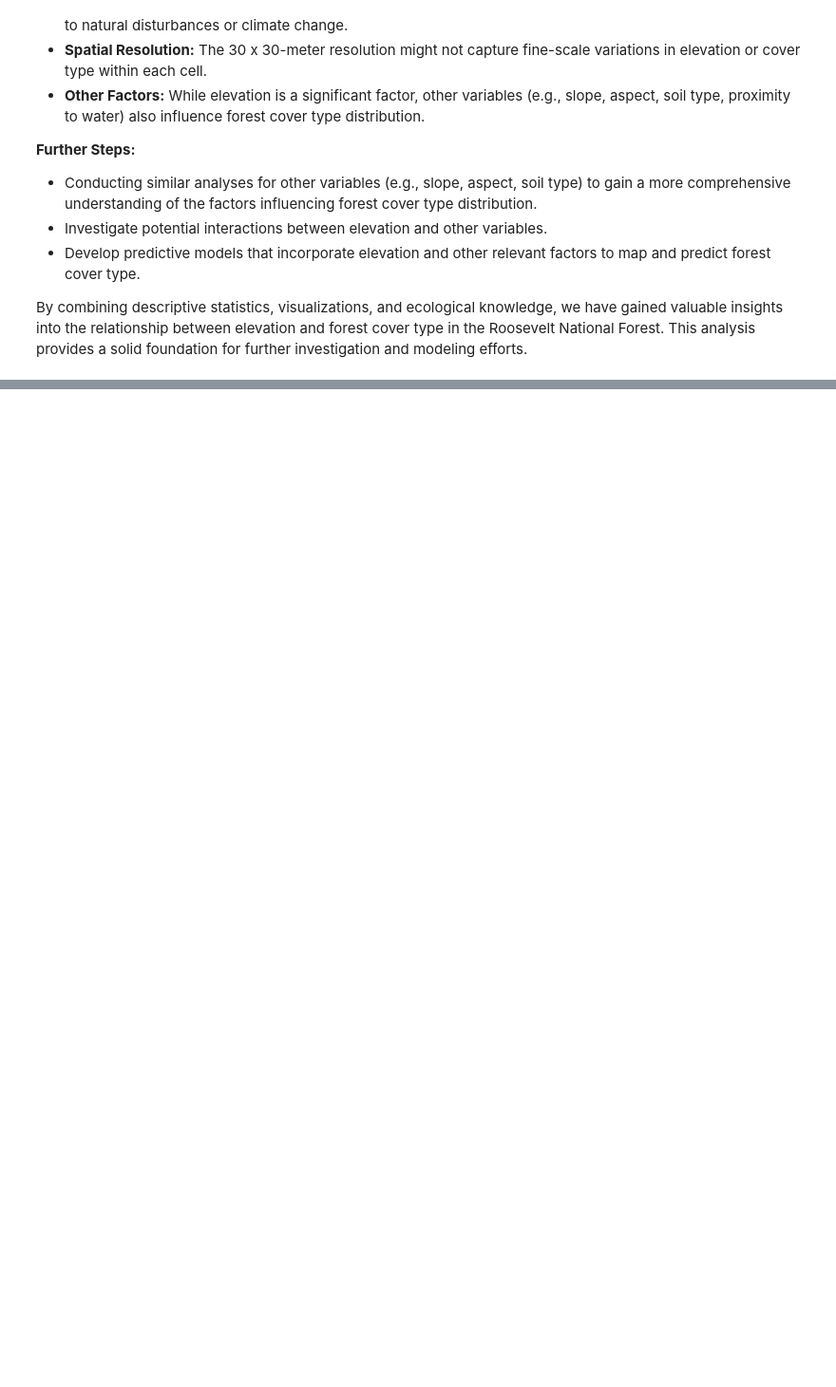
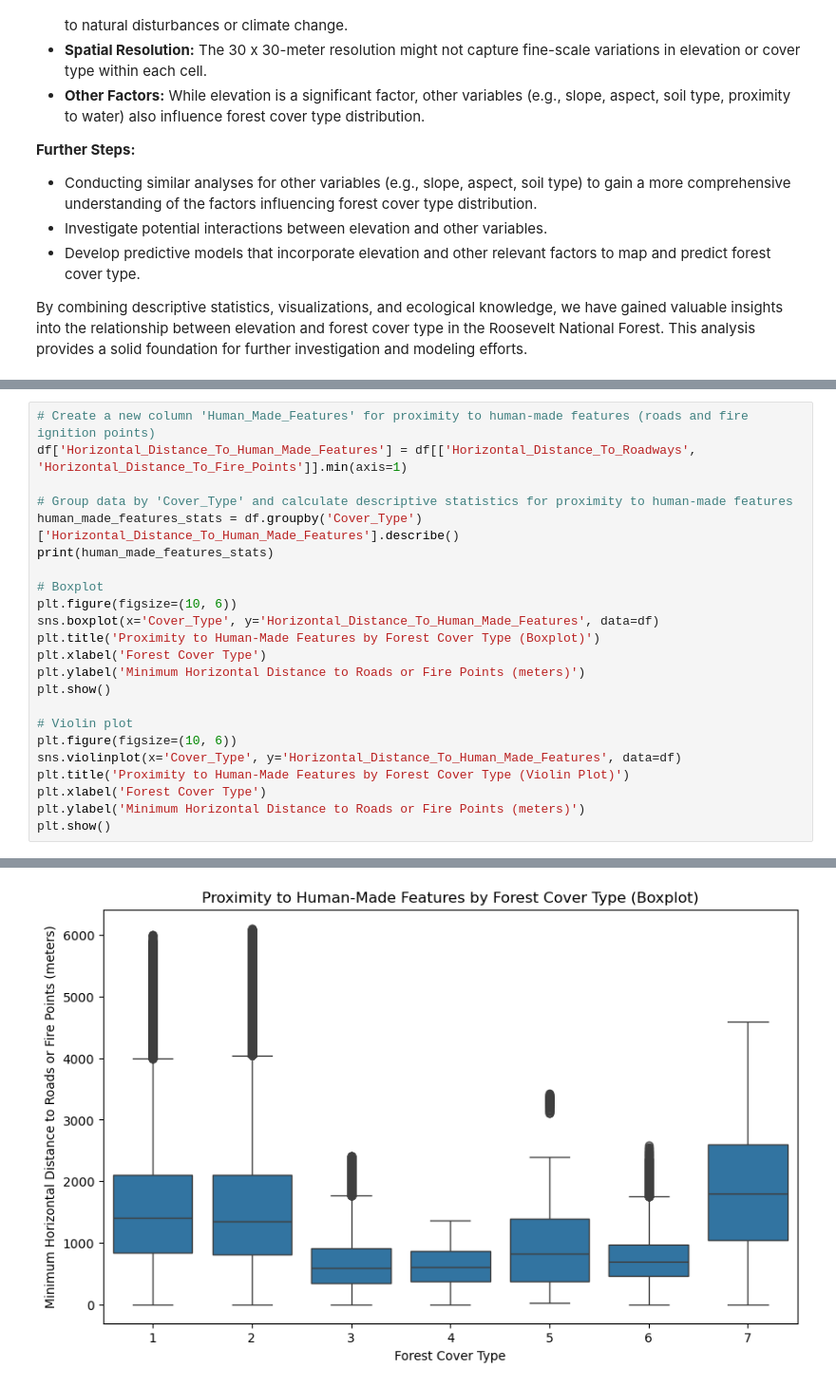
Before and after one commit to iamlkn/PDS_FinalProject, a Jupyter notebook: main.ipynb, the cells around one changed output, grey strips where cells are left out. Shown: that part at 95% size. Drawn from its saved outputs; the diff is of its cells as text; blank space fills up the shorter version.

```diff
--- a/main.ipynb
+++ b/main.ipynb
@@ -454,0 +461,24 @@ By combining descriptive statistics, visualizations, and ecological knowledge, w
+# %%
+# Create a new column 'Human_Made_Features' for proximity to human-made features (roads and fire ignition points)
+df['Horizontal_Distance_To_Human_Made_Features'] = df[['Horizontal_Distance_To_Roadways', 'Horizontal_Distance_To_Fire_Points']].min(axis=1)
+
+# Group data by 'Cover_Type' and calculate descriptive statistics for proximity to human-made features
+human_made_features_stats = df.groupby('Cover_Type')['Horizontal_Distance_To_Human_Made_Features'].describe()
+print(human_made_features_stats)
+
+# Boxplot
+plt.figure(figsize=(10, 6))
+sns.boxplot(x='Cover_Type', y='Horizontal_Distance_To_Human_Made_Features', data=df)
+plt.title('Proximity to Human-Made Features by Forest Cover Type (Boxplot)')
+plt.xlabel('Forest Cover Type')
+plt.ylabel('Minimum Horizontal Distance to Roads or Fire Points (meters)')
+plt.show()
+
+# Violin plot
+plt.figure(figsize=(10, 6))
+sns.violinplot(x='Cover_Type', y='Horizontal_Distance_To_Human_Made_Features', data=df)
+plt.title('Proximity to Human-Made Features by Forest Cover Type (Violin Plot)')
+plt.xlabel('Forest Cover Type')
+plt.ylabel('Minimum Horizontal Distance to Roads or Fire Points (meters)')
+plt.show()
+# %% [output]
@@ -454,0 +504 @@ By combining descriptive statistics, visualizations, and ecological knowledge, w
+[figure, added]
```
Also changed, not shown: parts of 7 cells of this notebook.
